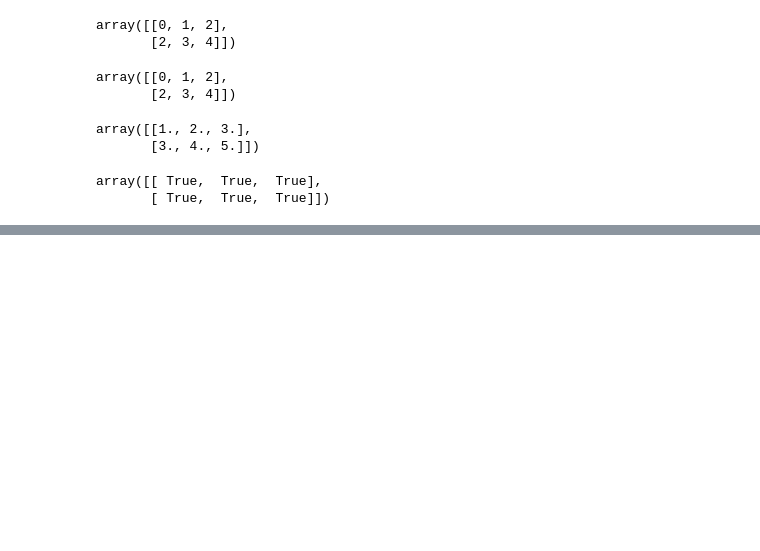
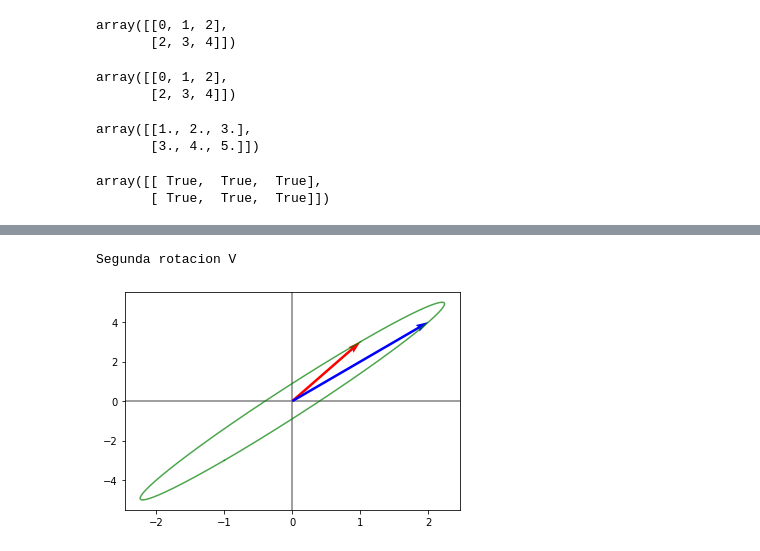
Before and after one commit to LuisReyes98/platzi-algebra-lineal-ml, a Jupyter notebook: 01 - Transformaciones Lineales y Descomposicion de Matrices/05 - Descomponer una matriz no cuadrada - SVD.ipynb, the cells around one changed output, grey strips where cells are left out. Saved outputs shown, nothing was run; the diff lists cells and outputs as text; code cells hidden in the pictures; blank space fills up the shorter version.

```diff
--- a/01 - Transformaciones Lineales y Descomposicion de Matrices/05 - Descomponer una matriz no cuadrada - SVD.ipynb
+++ b/01 - Transformaciones Lineales y Descomposicion de Matrices/05 - Descomponer una matriz no cuadrada - SVD.ipynb
@@ -118,0 +207,6 @@ array([[ True,  True,  True],
+# %%
+print('Segunda rotacion V')
+graficarMatriz(U.dot(D_matriz).dot(V))
+# %% [output]
+Segunda rotacion V
+[figure, added]
```
Also changed, not shown: parts of 29 cells of this notebook, 13 other files.
